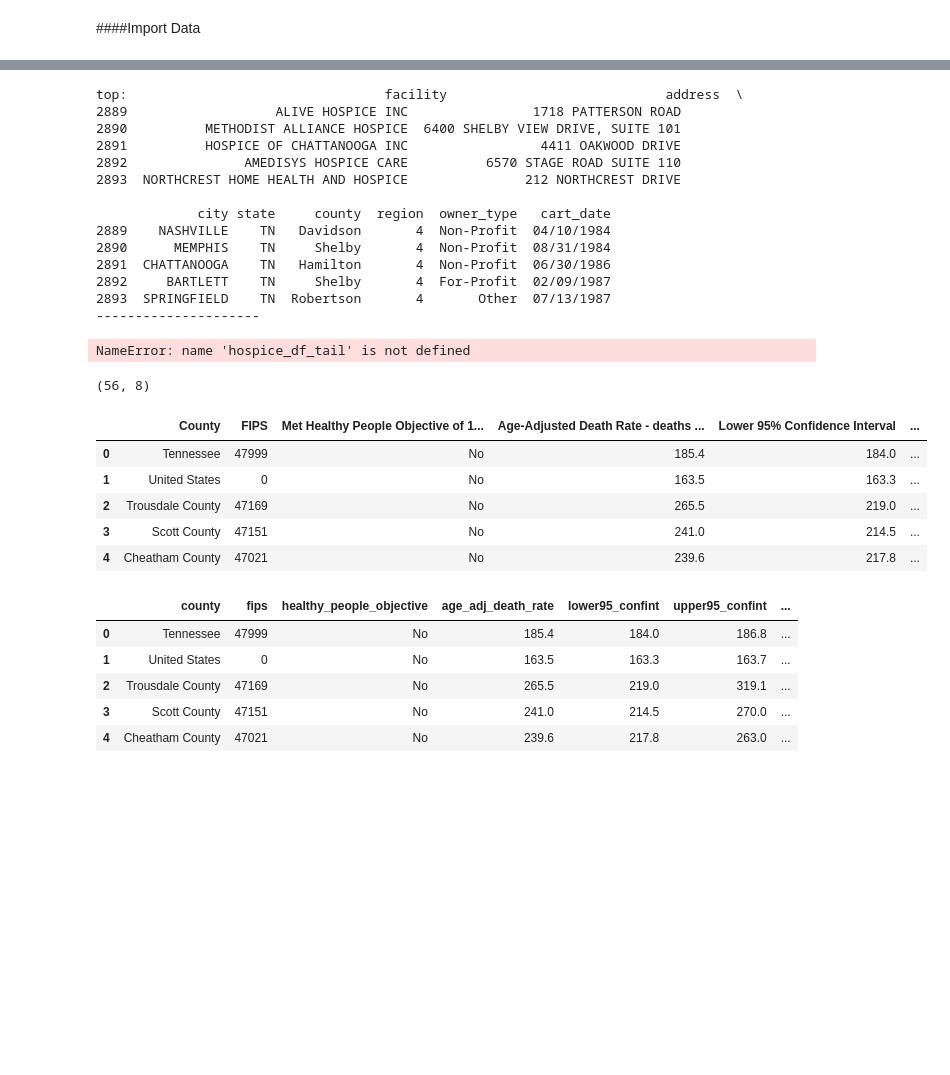
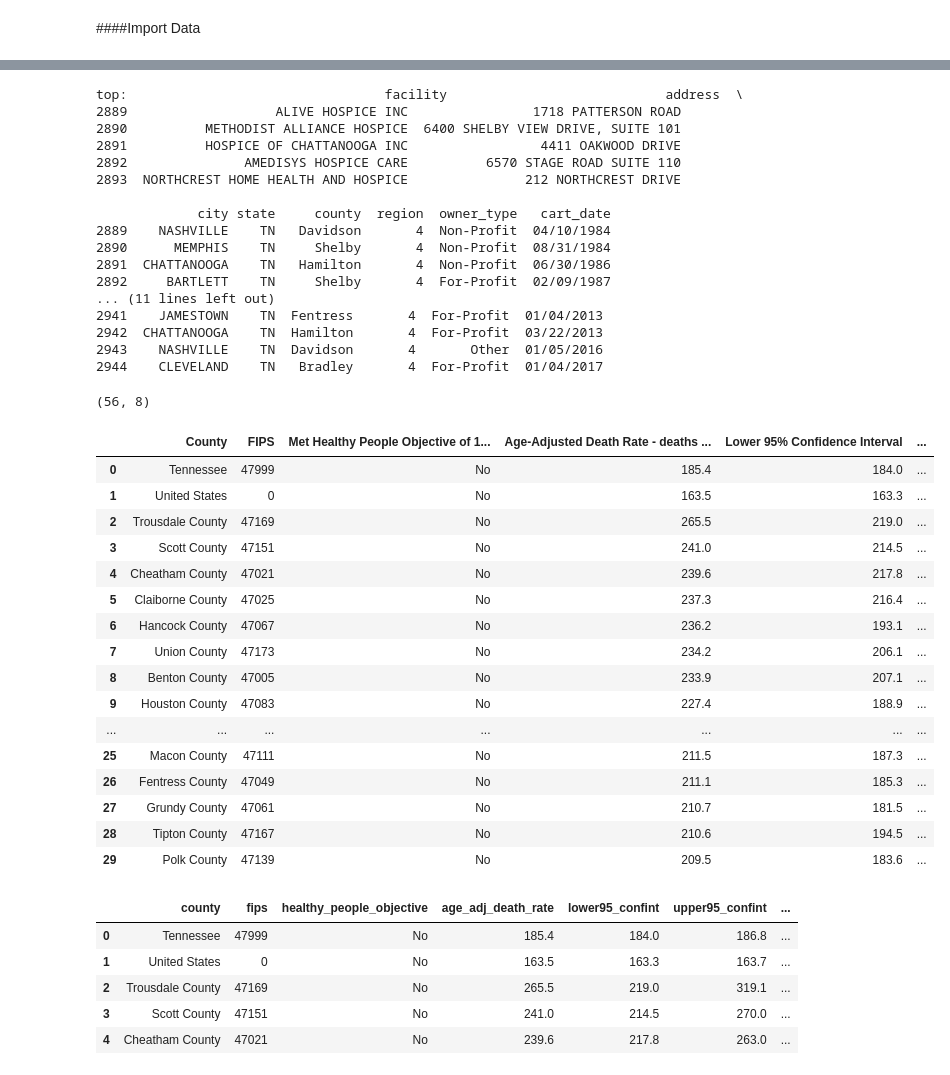
Before and after one commit to AriannaRigon/vanderbilt-aspire-data-essentials, a Jupyter notebook: ClassNotebook.ipynb, the cells around one changed output, grey strips where cells are left out. Cells and saved outputs as stored; diff of their text form; code cells hidden in the pictures; blank space fills up the shorter version.

```diff
--- a/ClassNotebook.ipynb
+++ b/ClassNotebook.ipynb
@@ -28,7 +28,7 @@ hospice_df.head(2)
 # %%
 print('top:', hospice_df.head())
 print('---------------------')
-print('bottom:', hospice_df_tail())
+print('bottom:', hospice_df.tail())
 # %% [output]
 top:                                 facility                            address  \
 2889                   ALIVE HOSPICE INC                1718 PATTERSON ROAD
@@ -42,23 +42,36 @@ top:                                 facility                            address
 2890      MEMPHIS    TN     Shelby       4  Non-Profit  08/31/1984
 2891  CHATTANOOGA    TN   Hamilton       4  Non-Profit  06/30/1986
 2892     BARTLETT    TN     Shelby       4  For-Profit  02/09/1987
-2893  SPRINGFIELD    TN  Robertson       4       Other  07/13/1987
----------------------
+... (11 lines left out)
+2941    JAMESTOWN    TN  Fentress       4  For-Profit  01/04/2013
+2942  CHATTANOOGA    TN  Hamilton       4  For-Profit  03/22/2013
+2943    NASHVILLE    TN  Davidson       4       Other  01/05/2016
+2944    CLEVELAND    TN   Bradley       4  For-Profit  01/04/2017
-NameError: name 'hospice_df_tail' is not defined
 # %%
 hospice_df.shape
 # %% [output]
 (56, 8)
 # %%
 cancer_df = pd.read_csv ('data/cancer_deaths.csv', skiprows=4, nrows=97)
-cancer_df.head()
+cancer_df.head(30)
 # %% [output]
 |  | County | FIPS | Met Healthy People Objective of 1... | Age-Adjusted Death Rate - deaths ... | Lower 95% Confidence Interval | ... |
 | 0 | Tennessee | 47999 | No | 185.4 | 184.0 | ... |
 | 1 | United States | 0 | No | 163.5 | 163.3 | ... |
 | 2 | Trousdale County | 47169 | No | 265.5 | 219.0 | ... |
 | 3 | Scott County | 47151 | No | 241.0 | 214.5 | ... |
 | 4 | Cheatham County | 47021 | No | 239.6 | 217.8 | ... |
+| 5 | Claiborne County | 47025 | No | 237.3 | 216.4 | ... |
+| 6 | Hancock County | 47067 | No | 236.2 | 193.1 | ... |
+| 7 | Union County | 47173 | No | 234.2 | 206.1 | ... |
+| 8 | Benton County | 47005 | No | 233.9 | 207.1 | ... |
+| 9 | Houston County | 47083 | No | 227.4 | 188.9 | ... |
+| ... | ... | ... | ... | ... | ... | ... |
+| 25 | Macon County | 47111 | No | 211.5 | 187.3 | ... |
+| 26 | Fentress County | 47049 | No | 211.1 | 185.3 | ... |
+| 27 | Grundy County | 47061 | No | 210.7 | 181.5 | ... |
+| 28 | Tipton County | 47167 | No | 210.6 | 194.5 | ... |
+| 29 | Polk County | 47139 | No | 209.5 | 183.6 | ... |
 # %%
 cancer_df.columns = ['county', 'fips', 'healthy_people_objective', 'age_adj_death_rate', 'lower95_confint', 'upper95_confint', 'avg_annual_count', 'recent_trend','5year_death_trend','lower95_confint1','upper95_confint2']
 cancer_df.head()
```
Also changed, not shown: parts of 67 cells of this notebook.
